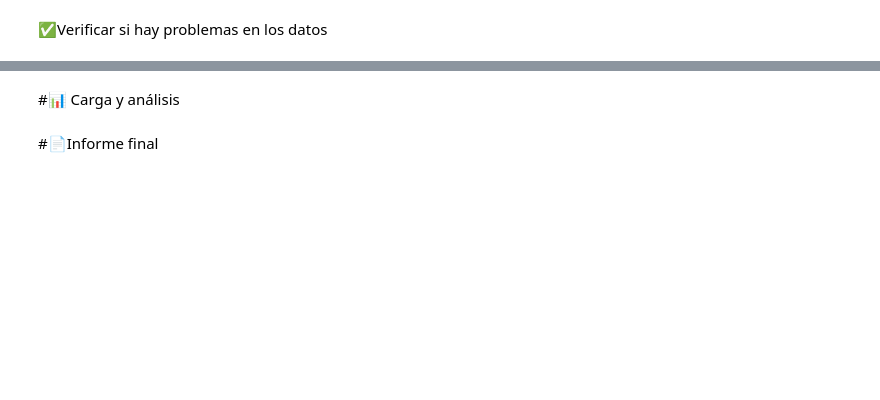
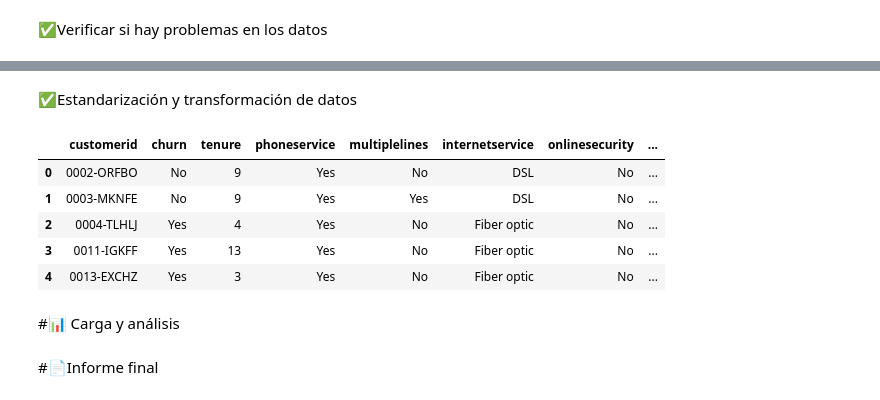
Before and after one commit to igafu053/Challenge_Telecom_X, a Jupyter notebook: TelecomX_LATAM.ipynb, the cells around one changed output, grey strips where cells are left out. Drawn from its saved outputs; the diff is of its cells as text; code cells hidden in the pictures; blank space fills up the shorter version.

```diff
--- a/TelecomX_LATAM.ipynb
+++ b/TelecomX_LATAM.ipynb
@@ -275,6 +326,21 @@ Month-to-month    4005
 Two year          1743
 One year          1519
 Name: count, dtype: int64
+# %% [markdown]
+✅Estandarización y transformación de datos
+# %%
+#Transformando nombres de columnas en formato legible
+
+datos_telecom_filtrado.columns = datos_telecom_filtrado.columns.str.replace('[^A-Za-z0-9_]+', '', regex=True).str.lower()
+# %%
+datos_telecom_filtrado.head()
+# %% [output]
+|  | customerid | churn | tenure | phoneservice | multiplelines | internetservice | onlinesecurity | ... |
+| 0 | 0002-ORFBO | No | 9 | Yes | No | DSL | No | ... |
+| 1 | 0003-MKNFE | No | 9 | Yes | Yes | DSL | No | ... |
+| 2 | 0004-TLHLJ | Yes | 4 | Yes | No | Fiber optic | No | ... |
+| 3 | 0011-IGKFF | Yes | 13 | Yes | No | Fiber optic | No | ... |
+| 4 | 0013-EXCHZ | Yes | 3 | Yes | No | Fiber optic | No | ... |
 # %% [markdown]
 #📊 Carga y análisis
 # %% [markdown]
```
Also changed, not shown: parts of 16 cells of this notebook.
